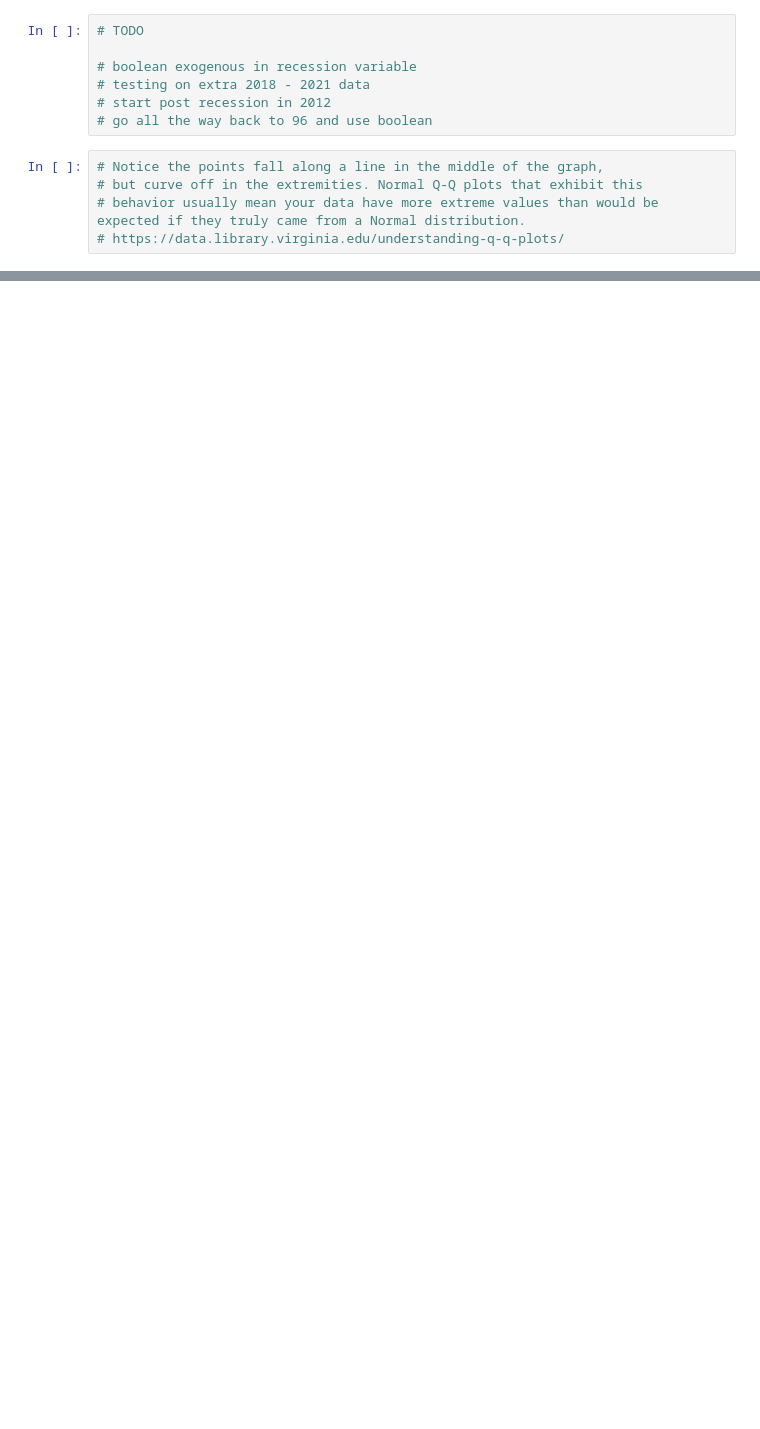
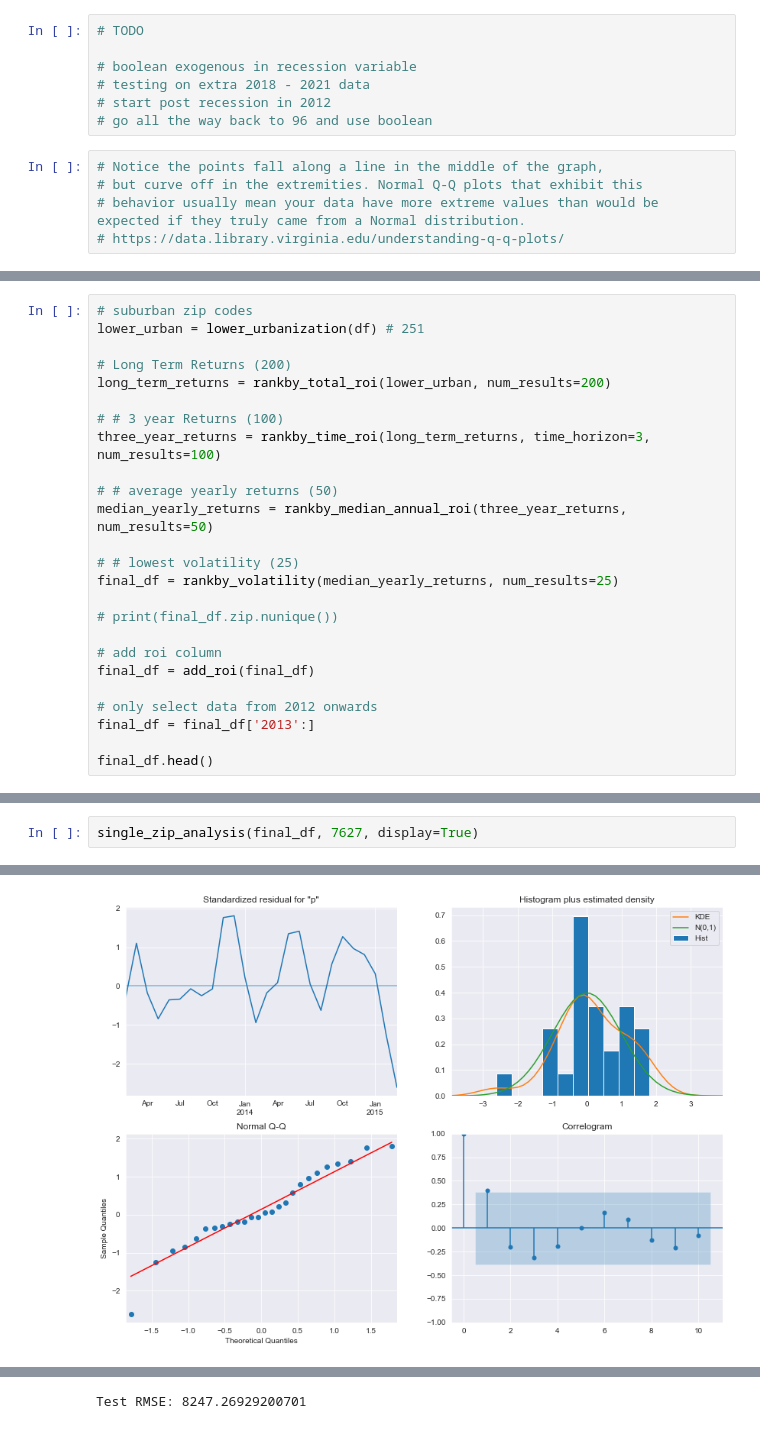
Before and after one commit to timpanon/zillow_forecasting, a Jupyter notebook: overall_nj.ipynb, the cells around one changed output, grey strips where cells are left out. Drawn from its saved outputs; the diff is of its cells as text; blank space fills up the shorter version.

```diff
--- a/overall_nj.ipynb
+++ b/overall_nj.ipynb
@@ -978,0 +1051,25 @@ ROI for 10 year(s):1.7543227665706052
+# %%
+# suburban zip codes
+lower_urban = lower_urbanization(df) # 251
+
+# Long Term Returns (200)
+long_term_returns = rankby_total_roi(lower_urban, num_results=200)
+
+# # 3 year Returns (100)
+three_year_returns = rankby_time_roi(long_term_returns, time_horizon=3, num_results=100)
+
+# # average yearly returns (50)
+median_yearly_returns = rankby_median_annual_roi(three_year_returns, num_results=50)
+
+# # lowest volatility (25)
+final_df = rankby_volatility(median_yearly_returns, num_results=25)
+
+# print(final_df.zip.nunique())
+
+# add roi column
+final_df = add_roi(final_df)
+
+# only select data from 2012 onwards
+final_df = final_df['2013':]
+
+final_df.head()
@@ -978,0 +1273,3 @@ ROI for 10 year(s):1.7543227665706052
+# %%
+single_zip_analysis(final_df, 7627, display=True)
+# %% [output]
@@ -978,0 +1293 @@ ROI for 10 year(s):1.7543227665706052
+[figure, added]
@@ -978,0 +1296 @@ ROI for 10 year(s):1.7543227665706052
+Test RMSE: 8247.26929200701
```
Also changed, not shown: parts of 39 cells of this notebook, 1 other file.
